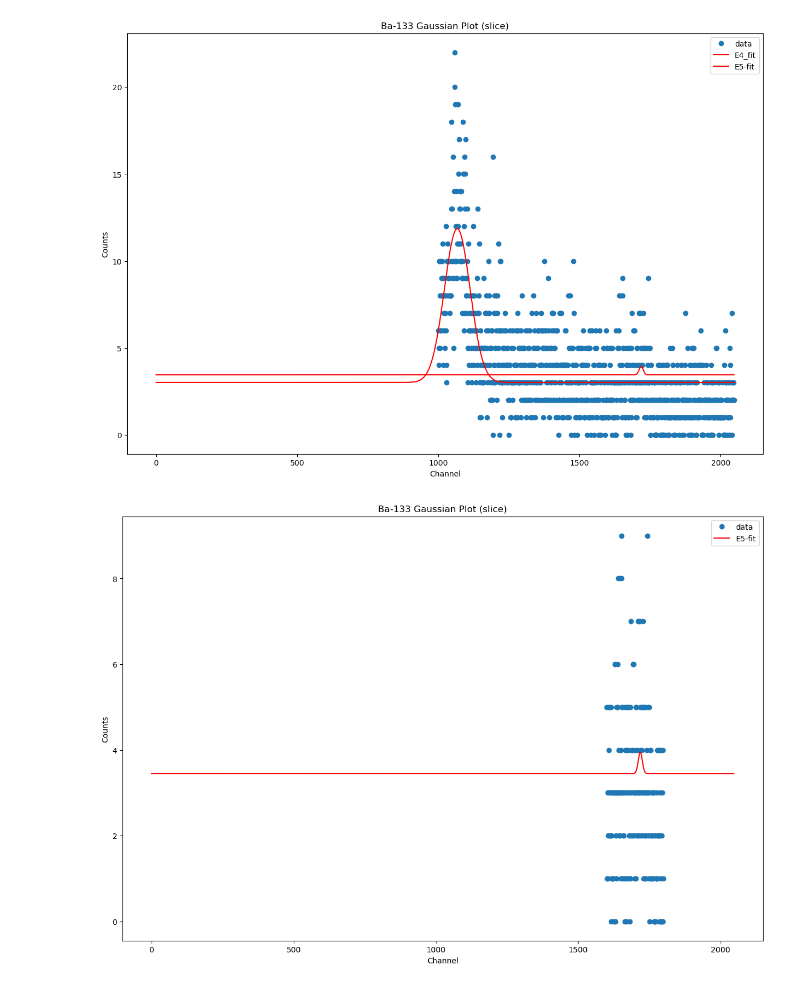
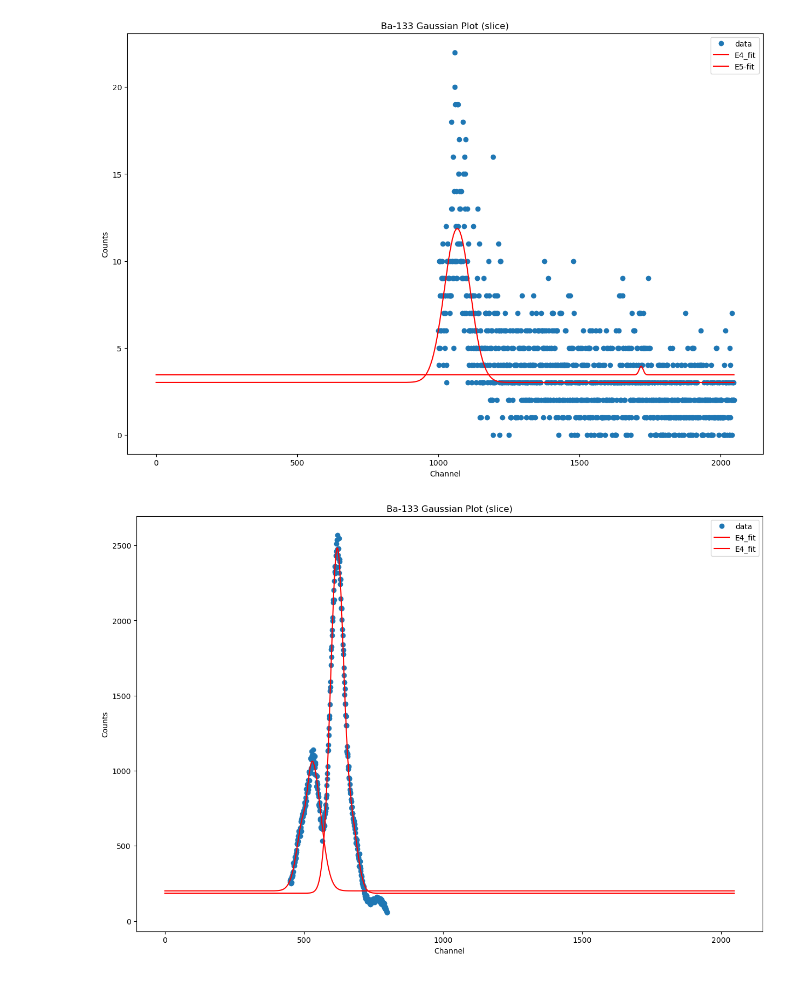
Before and after one commit to ethan-ryan-gh/gam-spec, a Jupyter notebook: Ba_133_Analysis.ipynb, the cells around one changed output. Drawn from its saved outputs; the diff is of its cells as text; code cells hidden in the pictures.

Commit message:
Fixed Analysis
Grabbed correct Ba-133 data from lab partner. My Ba-133 shows part of the process, but it looks awful.

```diff
--- a/Ba_133_Analysis.ipynb
+++ b/Ba_133_Analysis.ipynb
@@ -66,6 +66,15 @@ plt.ylabel("Counts")
 plt.title("Ba-133 Raw Data Plot (slice)")
 plt.plot(x_Ba_133_slice_03, y_Ba_133_slice_03)
 plt.show()
+
+x_Ba_133_slice_04 = df_Ba_133["Channel"][600:700] # grab column
+y_Ba_133_slice_04 = df_Ba_133["Counts"][600:700] # grab column
+plt.figure(figsize=(15,10))
+plt.xlabel("Channel")
+plt.ylabel("Counts")
+plt.title("Ba-133 Raw Data Plot (slice)")
+plt.scatter(x_Ba_133_slice_04, y_Ba_133_slice_04)
+plt.show()
 # %% [output]
    Channel  Counts
 0        0       9
@@ -100,18 +110,19 @@ def dODoubleGaus(x, a1, mean1, sigma1, h, a2, mean2, sigma2):
 #####################
 
 
-popt_Ba_133_e1, pcov_Ba_133_e1 = curve_fit(gaus, x_Ba_133[475:575], y_Ba_133[475:575], p0=[a:=1000, mean:=510, sigma:=50, h:=600]) # solves for a, mean, sigma, h
-y_Ba_133_fit_e1 = gaus(x_Ba_133, *popt_Ba_133_e1) # creates y(x) = gaus function with fitted values
+popt_Ba_133_e1, pcov_Ba_133_e1 = curve_fit(dODoubleGaus, x_Ba_133[450:575], y_Ba_133[450:575],
+                                           p0=[a1:=750, mean1:=490, sigma1:=10, a2:=1000, mean2:=505, sigma2:=50, h:=600]) # solves for a, mean, sigma, h
+y_Ba_133_fit_e1 = dODoubleGaus(x_Ba_133, *popt_Ba_133_e1) # creates y(x) = gaus function with fitted values
 
-popt_Ba_133_e2n3, pcov_Ba_133_e2n3 = curve_fit(dODoubleGaus, x_Ba_133_slice_02, y_Ba_133_slice_02,
-                                           p0=[a1:=2500, mean1:=650, sigma1:=100, h:=600, a2:=100, mean2:=775, sigma2:=10]) # solves for a, mean, sigma, h
+popt_Ba_133_e2n3, pcov_Ba_133_e2n3 = curve_fit(dODoubleGaus, x_Ba_133_slice_04, y_Ba_133_slice_04,
+                                           p0=[a1:=2500, mean1:=650, sigma1:=100, h:=600, a2:=100, mean2:=660, sigma2:=10]) # solves for a, mean, sigma, h
 y_Ba_133_fit_e2n3 = dODoubleGaus(x_Ba_133, *popt_Ba_133_e2n3) # creates y(x) = gaus function with fitted values
 
 popt_Ba_133_e4, pcov_Ba_133_e4 = curve_fit(gaus, x_Ba_133_slice_03, y_Ba_133_slice_03, p0=[a:=20, mean:=1100, sigma:=25, h:=8]) # solves for a, mean, sigma, h
 y_Ba_133_fit_e4 = gaus(x_Ba_133, *popt_Ba_133_e4) # creates y(x) = gaus function with fitted values
 
-popt_Ba_133_e5, pcov_Ba_133_e5 = curve_fit(gaus, x_Ba_133[1690:1735], y_Ba_133[1690:1735], p0=[a:=5, mean:=1715, sigma:=10, h:=1]) # solves for a, mean, sigma, h
-y_Ba_133_fit_e5 = gaus(x_Ba_133, *popt_Ba_133_e5) # creates y(x) = gaus function with fitted values
+popt_Ba_test, pcov_Ba_test = curve_fit(gaus, x_Ba_133[550:750], y_Ba_133[550:750], p0=[a:=2500, mean:=650, sigma:=25, h:=8]) # solves for a, mean, sigma, h
+y_Ba_133_fit_test = gaus(x_Ba_133, *popt_Ba_test) # creates y(x) = gaus function with fitted values
 
 
 #################
@@ -134,6 +145,7 @@ plt.figure(figsize=(15,10))
 plt.plot(x_Ba_133_slice_02, y_Ba_133_slice_02, 'o', label="data")
 plt.plot(x_Ba_133, y_Ba_133_fit_e1, 'r-', label='E1_fit')
 plt.plot(x_Ba_133, y_Ba_133_fit_e2n3, 'r-', label='E2n3_fit')
+#plt.plot(x_Ba_133, y_Ba_133_fit_test, 'r-', label='Test')
 plt.xlabel("Channel")
 plt.ylabel("Counts")
 plt.title("Ba-133 Gaussian Plot (slice)")
@@ -151,8 +163,9 @@ plt.legend()
 plt.show()
 
 plt.figure(figsize=(15,10))
-plt.plot(x_Ba_133[1600:1800], y_Ba_133[1600:1800], 'o', label="data")
-plt.plot(x_Ba_133, y_Ba_133_fit_e5, 'r-', label='E5-fit')
+plt.plot(x_Ba_133[450:800], y_Ba_133[450:800], 'o', label="data")
+plt.plot(x_Ba_133, y_Ba_133_fit_e1, 'r-', label='E4_fit')
+plt.plot(x_Ba_133, y_Ba_133_fit_e2n3, 'r-', label='E4_fit')
 plt.xlabel("Channel")
 plt.ylabel("Counts")
 plt.title("Ba-133 Gaussian Plot (slice)")
@@ -164,5 +177,5 @@ plt.show()
 [figure]
-[figure, old version]
+[figure, new version]
 # %%
 #####################
 # Print fit data
```
Also changed, not shown: parts of 3 cells of this notebook, 2 other files.
